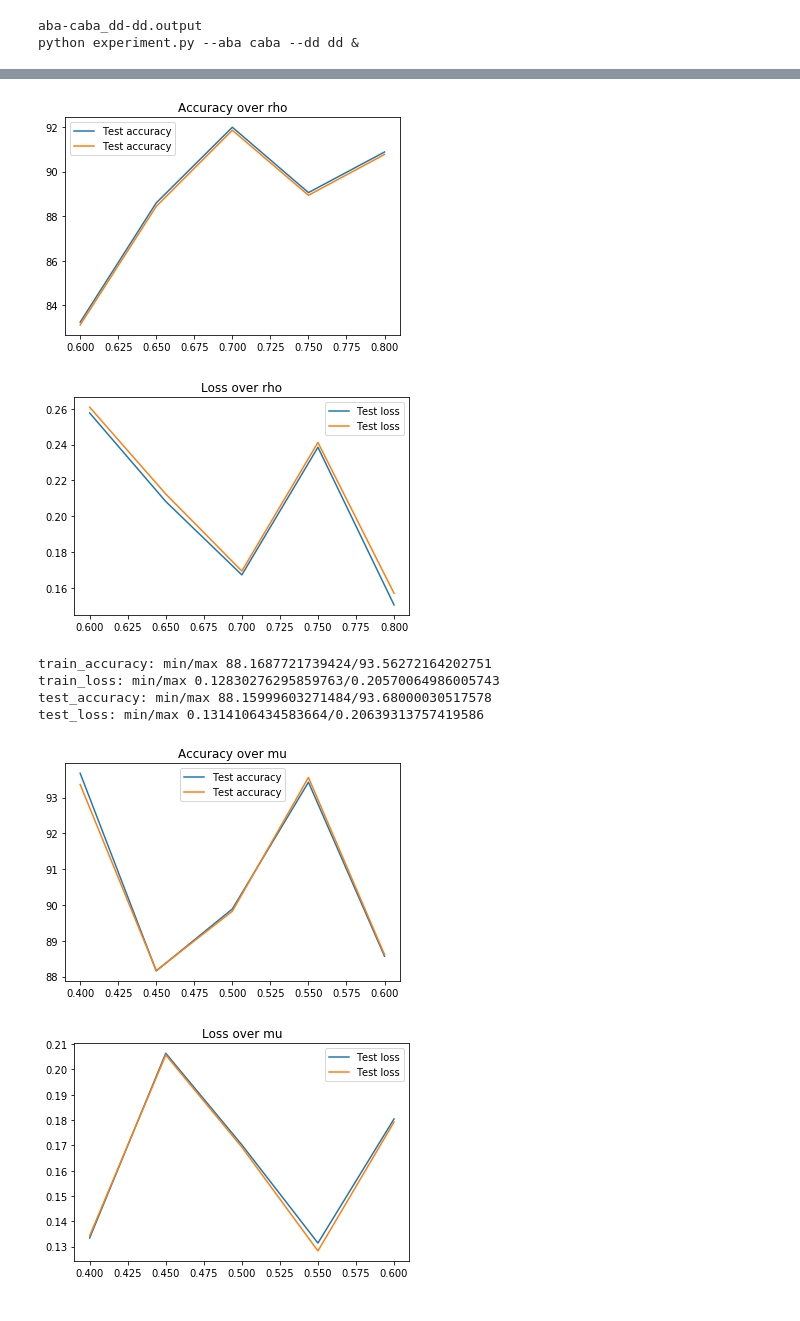
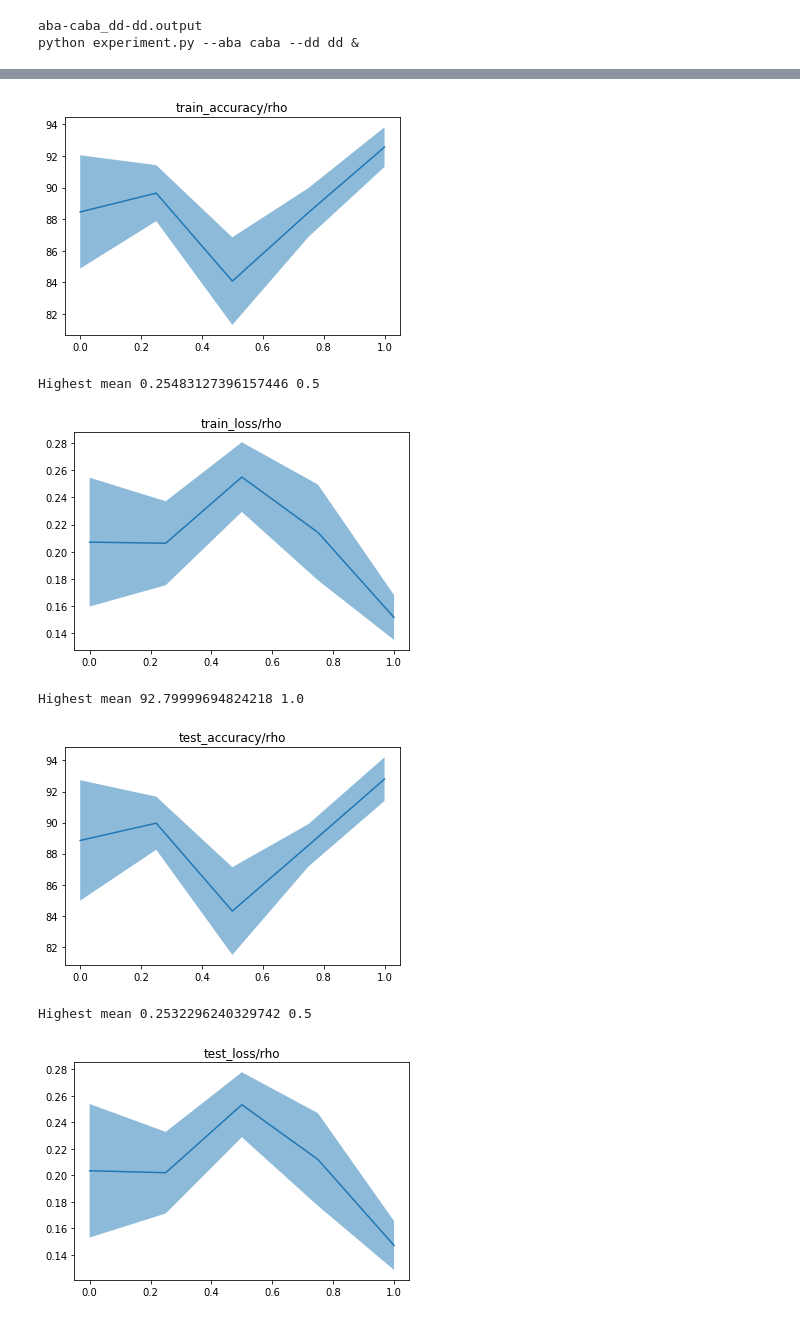
Before and after one commit to sergia-ch/OptMLProject, a Jupyter notebook: create_analyze_runs.ipynb, the cells around one changed output, grey strips where cells are left out. Drawn from its saved outputs; the diff is of its cells as text; code cells hidden in the pictures.

```diff
--- a/create_analyze_runs.ipynb
+++ b/create_analyze_runs.ipynb
@@ -95,16 +147,47 @@ def process_files(params, param_name, files):
     plt.plot(params, quantities['train_loss'], label = 'Test loss')
     plt.legend()
     plt.show()
+# %%
+def process_files(params, name, fs):
+    """
+    Input: params: array of len N with parameter values
+    name: Name of the parameter
+    fs: 2D array N x R where R = repetitions
+    """
+
+    # dictionary quantity -> 2D array N x R
+    results = {}
+
+    for param_id, rounds in enumerate(fs):
+        #print(param_id, rounds)
+        for round_id, f in enumerate(rounds):
+            try:
+                d = process_file(f)
+            except:
+                print(f)
+                continue
+            for x, y in d.items():
+                if x not in results:
+                    results[x] = np.zeros((len(fs), len(rounds)))
+                #print('APPEND', x, param_id, y)
+                results[x][param_id][round_id] = y
+
+    for metric, values in results.items():
+        plt.figure()
+        plt.title(metric + '/' + name)
+        means = np.mean(values, axis = 1)
+        print('Highest mean', np.max(means), params[np.argmax(means)])
+        stds = np.std(values, axis = 1)
+        plt.plot(params, means)
+        plt.fill_between(params, means - stds, means + stds, alpha = 0.5)
+        plt.show()
 # %%
 for eta in etas:
     for b in batches:
         for e in epochs:
-            fs = [get_file(eta = eta, rho = rho, mu = 0.0, epochs = e,
-                           train_batch_size = b) for rho in rhos]
+            fs = [[get_file(eta = eta, rho = rho, mu = 0.0, epochs = e,
+                           train_batch_size = b, iteration = rounds)
+                   for rounds in range(5)] for rho in rhos]
+            #print(fs[0])
             process_files(rhos, 'rho', fs)
-
-
-            fs = [get_file(eta = eta, rho = 0.0, mu = mu, epochs = e,
-                           train_batch_size = b) for mu in mus]
-            process_files(mus, 'mu', fs)
 # %% [output]
@@ -115,8 +195,7 @@ test_loss: min/max 0.15055961906909943/0.25764647126197815
-[figure, old version]
+[figure, new version]
+Highest mean 0.25483127396157446 0.5
-[figure, old version]
+[figure, new version]
-train_accuracy: min/max 88.1687721739424/93.56272164202751
-train_loss: min/max 0.12830276295859763/0.20570064986005743
-test_accuracy: min/max 88.15999603271484/93.68000030517578
-test_loss: min/max 0.1314106434583664/0.20639313757419586
+Highest mean 92.79999694824218 1.0
-[figure, old version]
+[figure, new version]
+Highest mean 0.2532296240329742 0.5
-[figure, old version]
+[figure, new version]
```
Also changed, not shown: parts of 11 cells of this notebook, 56 other files.
